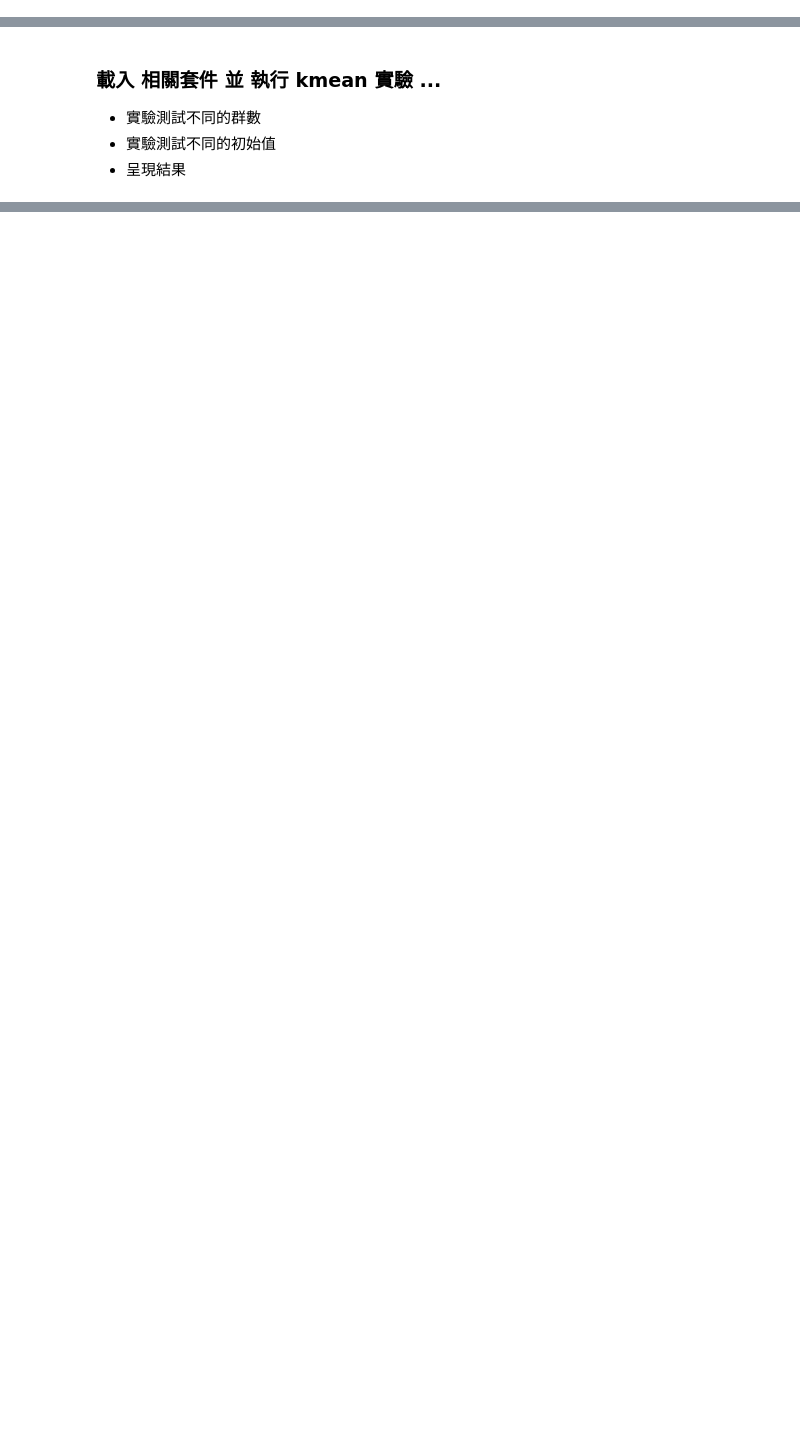
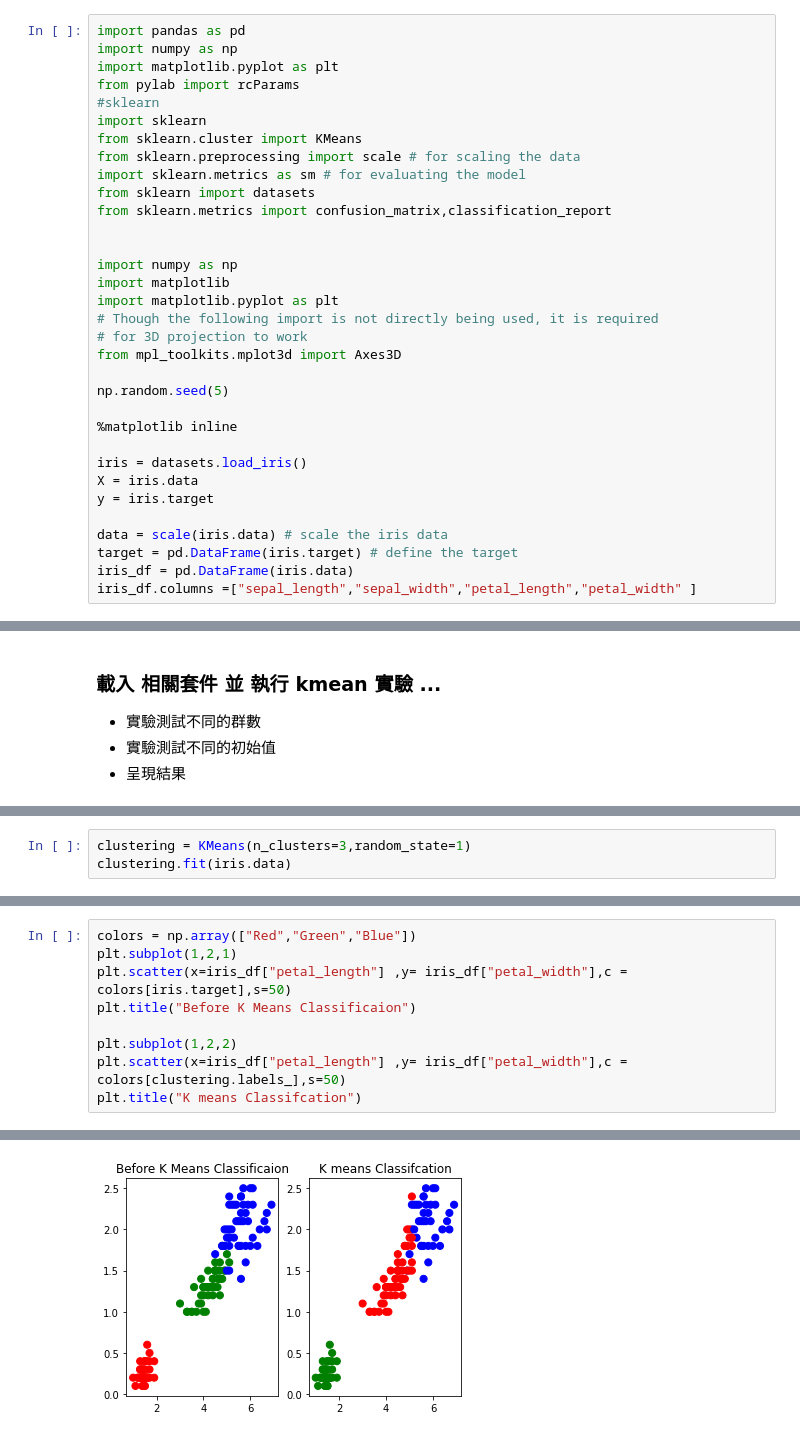
Before and after one commit to ponggung/2nd-ML100Days, a Jupyter notebook: Day_055_HW.ipynb, the cells around one changed output, grey strips where cells are left out. Saved outputs shown, nothing was run; the diff lists cells and outputs as text; blank space fills up the shorter version.

```diff
--- a/Day_055_HW.ipynb
+++ b/Day_055_HW.ipynb
@@ -10,0 +5,33 @@ y = iris.target
+# %%
+import pandas as pd
+import numpy as np
+import matplotlib.pyplot as plt
+from pylab import rcParams
+#sklearn
+import sklearn
+from sklearn.cluster import KMeans
+from sklearn.preprocessing import scale # for scaling the data
+import sklearn.metrics as sm # for evaluating the model
+from sklearn import datasets
+from sklearn.metrics import confusion_matrix,classification_report
+
+
+import numpy as np
+import matplotlib
+import matplotlib.pyplot as plt
+# Though the following import is not directly being used, it is required
+# for 3D projection to work
+from mpl_toolkits.mplot3d import Axes3D
+
+np.random.seed(5)
+
+%matplotlib inline
+
+iris = datasets.load_iris()
+X = iris.data
+y = iris.target
+
+data = scale(iris.data) # scale the iris data
+target = pd.DataFrame(iris.target) # define the target
+iris_df = pd.DataFrame(iris.data)
+iris_df.columns =["sepal_length","sepal_width","petal_length","petal_width" ]
@@ -46,0 +62,3 @@ array([0, 0, 0, 0, 0, 0, 0, 0, 0, 0, 0, 0, 0, 0, 0, 0, 0, 0, 0, 0, 0, 0,
+# %%
+clustering = KMeans(n_clusters=3,random_state=1)
+clustering.fit(iris.data)
@@ -46,0 +69,10 @@ array([0, 0, 0, 0, 0, 0, 0, 0, 0, 0, 0, 0, 0, 0, 0, 0, 0, 0, 0, 0, 0, 0,
+# %%
+colors = np.array(["Red","Green","Blue"])
+plt.subplot(1,2,1)
+plt.scatter(x=iris_df["petal_length"] ,y= iris_df["petal_width"],c = colors[iris.target],s=50)
+plt.title("Before K Means Classificaion")
+
+plt.subplot(1,2,2)
+plt.scatter(x=iris_df["petal_length"] ,y= iris_df["petal_width"],c = colors[clustering.labels_],s=50)
+plt.title("K means Classifcation")
+# %% [output]
@@ -46,0 +80 @@ array([0, 0, 0, 0, 0, 0, 0, 0, 0, 0, 0, 0, 0, 0, 0, 0, 0, 0, 0, 0, 0, 0,
+[figure, added]
```
Also changed, not shown: parts of 13 cells of this notebook, 1 other file.
